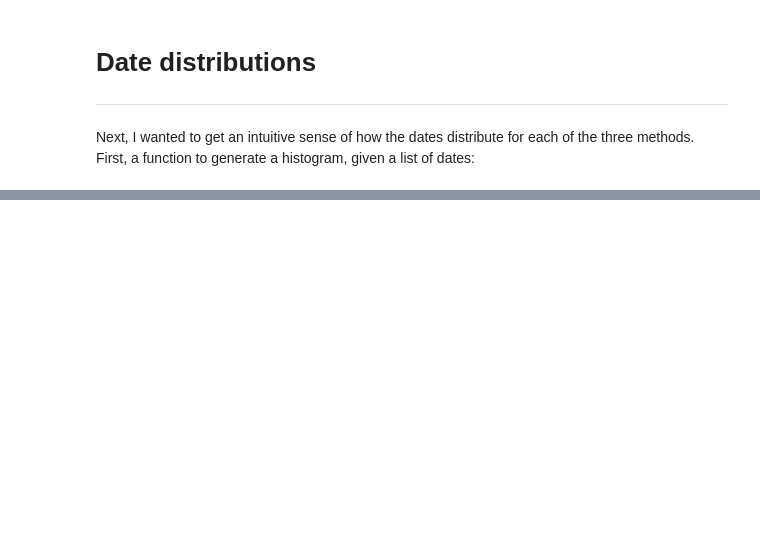
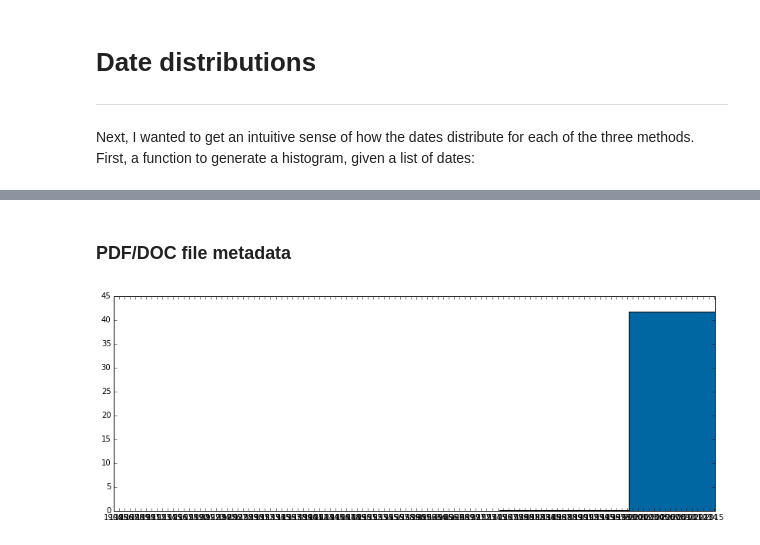
Before and after one commit to davidmcclure/open-syllabus-project, a Jupyter notebook: notes/dates.ipynb, the cells around one changed output, grey strips where cells are left out. Drawn from its saved outputs; the diff is of its cells as text; code cells hidden in the pictures; blank space fills up the shorter version.

```diff
--- a/notes/dates.ipynb
+++ b/notes/dates.ipynb
@@ -127,0 +130,7 @@ date_histogram(archive_url_dates)
+# %% [markdown]
+### PDF/DOC file metadata
+# %%
+file_metadata_dates = [epoch2num(row.date.timestamp()) for row in Document_Date_File_Metadata.select() if row.date.year != 1901]
+date_histogram(file_metadata_dates)
+# %% [output]
+[figure, added]
```
Also changed, not shown: parts of 12 cells of this notebook.
